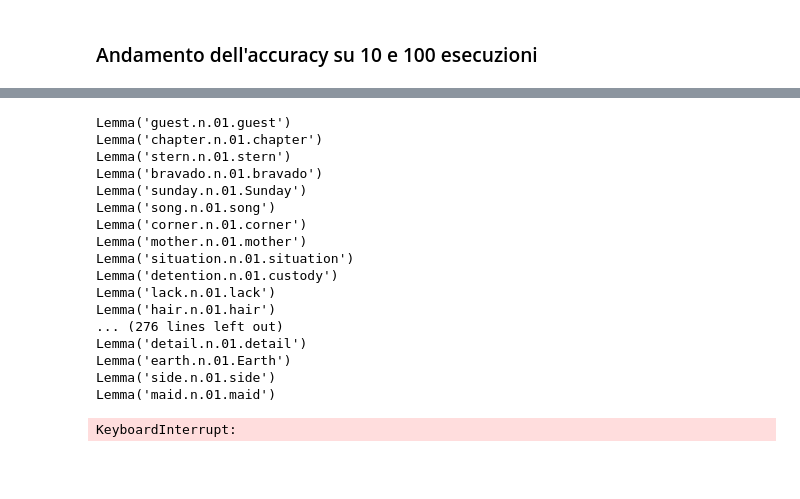
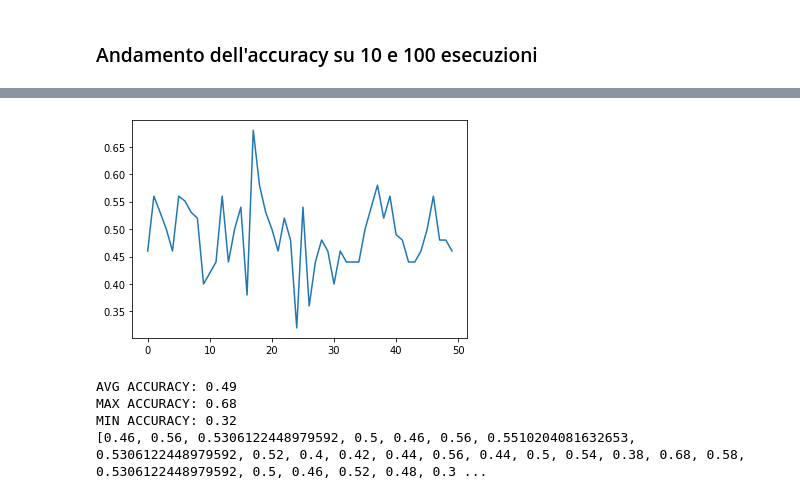
Before and after one commit to andreafancellu/TLN-LAB-PART-2, a Jupyter notebook: es_1/word_sense_disambiguation.ipynb, the cells around one changed output, grey strips where cells are left out. Cells and saved outputs as stored; diff of their text form; code cells hidden in the pictures; blank space fills up the shorter version.

```diff
--- a/es_1/word_sense_disambiguation.ipynb
+++ b/es_1/word_sense_disambiguation.ipynb
@@ -59,11 +59,7 @@ Synset('pawl.n.01')
 # %% [markdown]
 ### Funzioni utili per l'esecuzione dell'algoritmo di Lesk su 50 frasi scelte randomicamente da SemCor
 # %%
-def get_rand_elems(array):
-    rands = random.sample(range(0, len(array)), 50)
-    return [array[i] for i in rands]
-
-def get_rand_elems_2(tagged_sentences):
+def get_rand_elems(tagged_sentences):
     phrases = []
     extracted = []
     while len(phrases) < 50:
@@ -101,7 +97,7 @@ def execution(tagged_sentences, iterations):
     current_ex = 0
     accuracies = [] # salvo l'accuratezza per ogni iterazione
     while current_ex < iterations:
-        random_sentences, rand = get_rand_elems_2(tagged_sentences)
+        random_sentences, rand = get_rand_elems(tagged_sentences)
         nouns = get_nouns(random_sentences)
         correct = 0
         for i in range(len(nouns)):
@@ -109,7 +105,7 @@ def execution(tagged_sentences, iterations):
             if actual_lesk is not None:
                 if str(actual_lesk).split('\'')[1] in str(nouns[i][1]):
                     correct += 1
-                    print(actual_lesk)
+                    #print(actual_lesk)
 
         accuracies.append(correct/len(nouns))
         current_ex += 1
@@ -150,27 +132,14 @@ MIN ACCURACY: 0.34
 # %%
-accuracies_100 = execution(tagged_sentences, 100)
+accuracies_100 = execution(tagged_sentences, 50)
 plt.plot(accuracies_100)
 plt.show()
-print(f"AVG ACCURACY: {sum(accuracies_100)/len(accuracies_100)}")
-print(f"MAX ACCURACY: {max(accuracies_100)}")
-print(f"MIN ACCURACY: {min(accuracies_100)}")
+print(f"AVG ACCURACY: {round(sum(accuracies_100)/len(accuracies_100), 2)}")
+print(f"MAX ACCURACY: {round(max(accuracies_100),2)}")
+print(f"MIN ACCURACY: {round(min(accuracies_100), 2)}")
 print(accuracies_100)
 # %% [output]
+[figure, added]
-Lemma('guest.n.01.guest')
-Lemma('chapter.n.01.chapter')
-Lemma('stern.n.01.stern')
-Lemma('bravado.n.01.bravado')
-Lemma('sunday.n.01.Sunday')
-Lemma('song.n.01.song')
-Lemma('corner.n.01.corner')
-Lemma('mother.n.01.mother')
-Lemma('situation.n.01.situation')
-Lemma('detention.n.01.custody')
-Lemma('lack.n.01.lack')
-Lemma('hair.n.01.hair')
-... (276 lines left out)
-Lemma('detail.n.01.detail')
-Lemma('earth.n.01.Earth')
-Lemma('side.n.01.side')
-Lemma('maid.n.01.maid')
+AVG ACCURACY: 0.49
+MAX ACCURACY: 0.68
+MIN ACCURACY: 0.32
+[0.46, 0.56, 0.5306122448979592, 0.5, 0.46, 0.56, 0.5510204081632653, 0.5306122448979592, 0.52, 0.4, 0.42, 0.44, 0.56, 0.44, 0.5, 0.54, 0.38, 0.68, 0.58, 0.5306122448979592, 0.5, 0.46, 0.52, 0.48, 0.3 ...
-KeyboardInterrupt:
```
Also changed, not shown: parts of 1 cell of this notebook.
